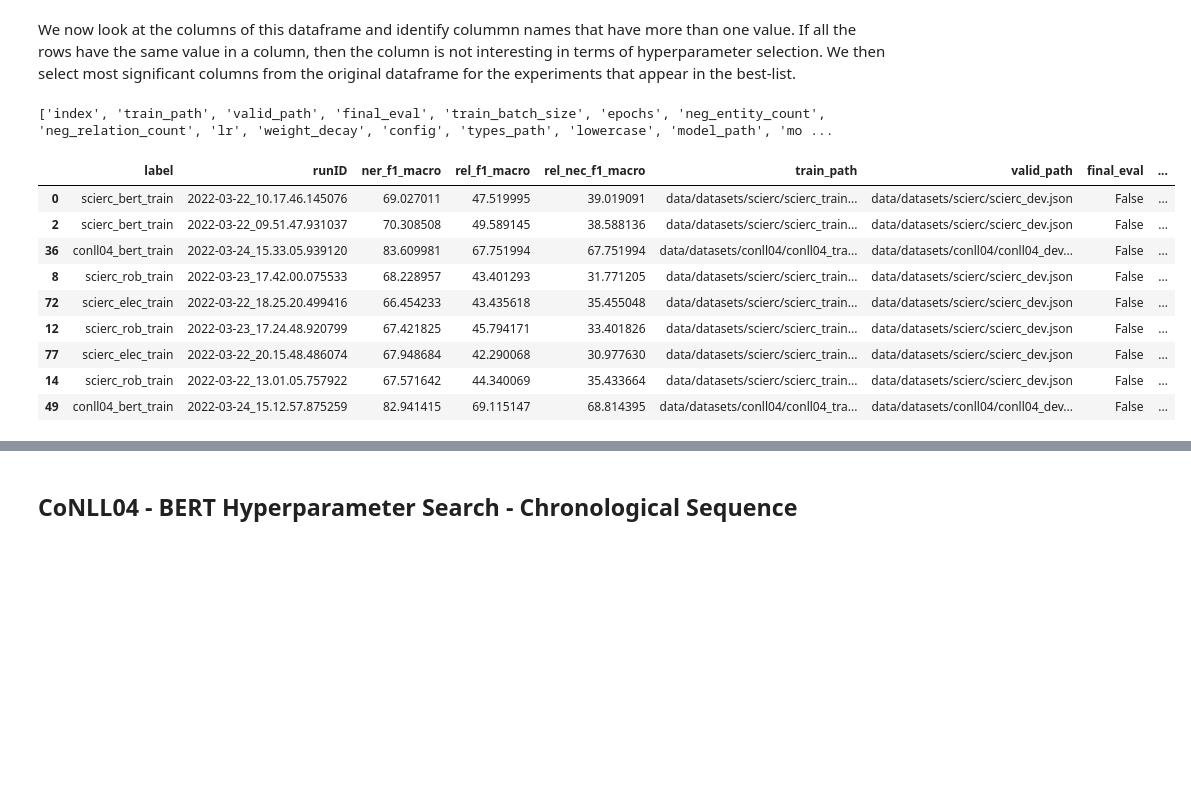
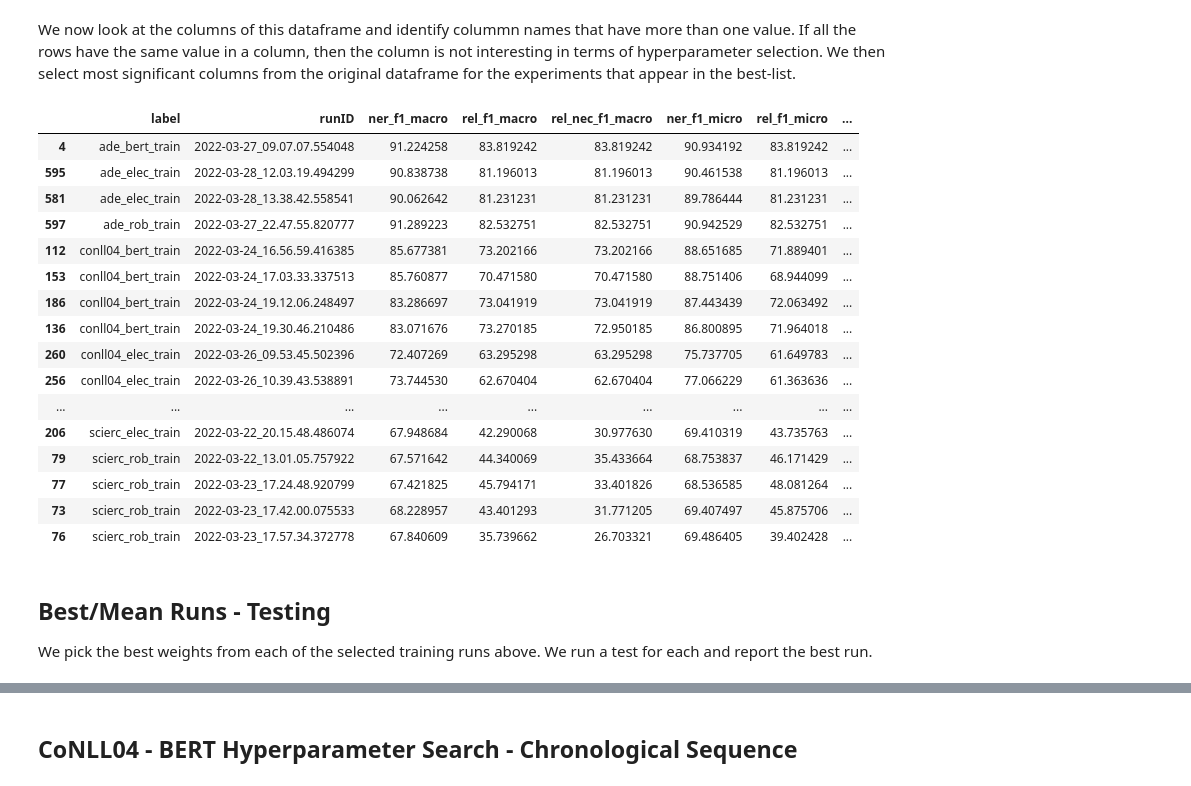
Before and after one commit to kamfonas/Poking_At_SpERT, a Jupyter notebook: notebooks/hyperparm_selection.ipynb, the cells around one changed output, grey strips where cells are left out. Cells and saved outputs as stored; diff of their text form; code cells hidden in the pictures; blank space fills up the shorter version.

Commit message:
config updates

```diff
--- a/notebooks/hyperparm_selection.ipynb
+++ b/notebooks/hyperparm_selection.ipynb
@@ -90,9 +67,12 @@ for run in runDF.itertuples():
 
     evPath = run.logPath.joinpath('eval_valid.csv')
     if evPath.exists():
-        D.update(pd.read_csv(evPath,sep=';').iloc[-1].to_dict())
-        argList.append(D)
+        try:
+            D.update(pd.read_csv(evPath,sep=';').iloc[-1].to_dict())
+            argList.append(D)
+        except:
+            print('exception ==>',evPath)
 #data/log/scierc_rob_train/2022-03-22_16.49.15.916860/eval_valid.csv
 argDF = pd.DataFrame.from_dict(argList).drop(columns=['store_predictions',	'store_examples','tokenizer_path']).reset_index()
-argDF[['label','runID','ner_f1_macro','rel_f1_macro','rel_nec_f1_macro','train_batch_size', 'epochs', 'neg_entity_count', 'neg_relation_count', 'lr', 'weight_decay',  'lowercase', 'model_path', 'rel_filter_threshold', 'prop_drop']]
+argDF[['label','runID','ner_f1_macro','rel_f1_macro','rel_nec_f1_macro','ner_f1_micro','rel_f1_micro',	'rel_nec_f1_micro','train_batch_size', 'epochs', 'neg_entity_count', 'neg_relation_count', 'lr', 'weight_decay',  'lowercase', 'model_path', 'rel_filter_threshold', 'prop_drop']]
 # %% [output]
@@ -111,0 +124,5 @@ argDF[['label','runID','ner_f1_macro','rel_f1_macro','rel_nec_f1_macro','train_b
+# %%
+bestN = best_runs(argDF,criteria=['ner_f1_macro','rel_f1_macro',	'rel_nec_f1_macro', 'ner_f1_micro','rel_f1_micro',	'rel_nec_f1_micro'],topN=5)
+df = bestN.reset_index()[['runID','label']]
+#lookup = [runID : label for runID, label in df.iterrows()}
+bestN
@@ -120,7 +156,7 @@ def best_run(df=None,groupingLabel = 'label',
     for metric in maxMetrics:
         idx=df.groupby(by='label')[metric].idxmax()
         df1 = df.loc[idx,['label','runID']+maxMetrics]
-        df1['maximize'] = metric
+        df1['criterion'] = metric
         res = pd.concat([res,df1],axis=0)
     return res
 # %% [markdown]
@@ -127,5 +164,5 @@ def best_run(df=None,groupingLabel = 'label',
 The best runs are identified below. The label is the one assigned to each run that tracks dataset and model type. The metrics shown are those based on which we make the choice of best run. The column "maximize" indicates which of the list of metrics was used to select the row.
 # %%
-best = best_run(argDF)
+best = best_run(argDF,maxMetrics=['ner_f1_macro','rel_f1_macro',	'rel_nec_f1_macro', 'ner_f1_micro','rel_f1_micro',	'rel_nec_f1_micro'])
 best
 # %% [output]
@@ -147,17 +188,29 @@ We now look at the columns of this dataframe and identify colummn names that hav
 # %%
 varCols = [col for col in argDF.columns if len(set(argDF[col])) > 1 ]
 lmt = varCols.index('label') # we discard anything on the right of column label (addidional metrics)
-print(varCols)
-argDF.iloc[list(set(best.index))][['label','runID','ner_f1_macro','rel_f1_macro','rel_nec_f1_macro']+varCols[:lmt]].drop(columns=['config','model_type','index'])
+#print(varCols)
+df = argDF.iloc[list(set(best.index))][['label','runID','ner_f1_macro','rel_f1_macro','rel_nec_f1_macro', 'ner_f1_micro','rel_f1_micro',	'rel_nec_f1_micro']+varCols[:lmt]]\
+    .drop(columns=['config','model_type','index','neg_entity_count',	'neg_relation_count','types_path','final_eval','train_path','valid_path'])
+df.sort_values(['label','runID'])
 # %% [output]
-['index', 'train_path', 'valid_path', 'final_eval', 'train_batch_size', 'epochs', 'neg_entity_count', 'neg_relation_count', 'lr', 'weight_decay', 'config', 'types_path', 'lowercase', 'model_path', 'mo ...
-|  | label | runID | ner_f1_macro | rel_f1_macro | rel_nec_f1_macro | train_path | valid_path | final_eval | ... |
-| 0 | scierc_bert_train | 2022-03-22_10.17.46.145076 | 69.027011 | 47.519995 | 39.019091 | data/datasets/scierc/scierc_train... | data/datasets/scierc/scierc_dev.json | False | ... |
-| 2 | scierc_bert_train | 2022-03-22_09.51.47.931037 | 70.308508 | 49.589145 | 38.588136 | data/datasets/scierc/scierc_train... | data/datasets/scierc/scierc_dev.json | False | ... |
-| 36 | conll04_bert_train | 2022-03-24_15.33.05.939120 | 83.609981 | 67.751994 | 67.751994 | data/datasets/conll04/conll04_tra... | data/datasets/conll04/conll04_dev... | False | ... |
-| 8 | scierc_rob_train | 2022-03-23_17.42.00.075533 | 68.228957 | 43.401293 | 31.771205 | data/datasets/scierc/scierc_train... | data/datasets/scierc/scierc_dev.json | False | ... |
-| 72 | scierc_elec_train | 2022-03-22_18.25.20.499416 | 66.454233 | 43.435618 | 35.455048 | data/datasets/scierc/scierc_train... | data/datasets/scierc/scierc_dev.json | False | ... |
-| 12 | scierc_rob_train | 2022-03-23_17.24.48.920799 | 67.421825 | 45.794171 | 33.401826 | data/datasets/scierc/scierc_train... | data/datasets/scierc/scierc_dev.json | False | ... |
-| 77 | scierc_elec_train | 2022-03-22_20.15.48.486074 | 67.948684 | 42.290068 | 30.977630 | data/datasets/scierc/scierc_train... | data/datasets/scierc/scierc_dev.json | False | ... |
-| 14 | scierc_rob_train | 2022-03-22_13.01.05.757922 | 67.571642 | 44.340069 | 35.433664 | data/datasets/scierc/scierc_train... | data/datasets/scierc/scierc_dev.json | False | ... |
-| 49 | conll04_bert_train | 2022-03-24_15.12.57.875259 | 82.941415 | 69.115147 | 68.814395 | data/datasets/conll04/conll04_tra... | data/datasets/conll04/conll04_dev... | False | ... |
+|  | label | runID | ner_f1_macro | rel_f1_macro | rel_nec_f1_macro | ner_f1_micro | rel_f1_micro | ... |
+| 4 | ade_bert_train | 2022-03-27_09.07.07.554048 | 91.224258 | 83.819242 | 83.819242 | 90.934192 | 83.819242 | ... |
+| 595 | ade_elec_train | 2022-03-28_12.03.19.494299 | 90.838738 | 81.196013 | 81.196013 | 90.461538 | 81.196013 | ... |
+| 581 | ade_elec_train | 2022-03-28_13.38.42.558541 | 90.062642 | 81.231231 | 81.231231 | 89.786444 | 81.231231 | ... |
+| 597 | ade_rob_train | 2022-03-27_22.47.55.820777 | 91.289223 | 82.532751 | 82.532751 | 90.942529 | 82.532751 | ... |
+| 112 | conll04_bert_train | 2022-03-24_16.56.59.416385 | 85.677381 | 73.202166 | 73.202166 | 88.651685 | 71.889401 | ... |
+| 153 | conll04_bert_train | 2022-03-24_17.03.33.337513 | 85.760877 | 70.471580 | 70.471580 | 88.751406 | 68.944099 | ... |
+| 186 | conll04_bert_train | 2022-03-24_19.12.06.248497 | 83.286697 | 73.041919 | 73.041919 | 87.443439 | 72.063492 | ... |
+| 136 | conll04_bert_train | 2022-03-24_19.30.46.210486 | 83.071676 | 73.270185 | 72.950185 | 86.800895 | 71.964018 | ... |
+| 260 | conll04_elec_train | 2022-03-26_09.53.45.502396 | 72.407269 | 63.295298 | 63.295298 | 75.737705 | 61.649783 | ... |
+| 256 | conll04_elec_train | 2022-03-26_10.39.43.538891 | 73.744530 | 62.670404 | 62.670404 | 77.066229 | 61.363636 | ... |
+| ... | ... | ... | ... | ... | ... | ... | ... | ... |
+| 206 | scierc_elec_train | 2022-03-22_20.15.48.486074 | 67.948684 | 42.290068 | 30.977630 | 69.410319 | 43.735763 | ... |
+| 79 | scierc_rob_train | 2022-03-22_13.01.05.757922 | 67.571642 | 44.340069 | 35.433664 | 68.753837 | 46.171429 | ... |
+| 77 | scierc_rob_train | 2022-03-23_17.24.48.920799 | 67.421825 | 45.794171 | 33.401826 | 68.536585 | 48.081264 | ... |
+| 73 | scierc_rob_train | 2022-03-23_17.42.00.075533 | 68.228957 | 43.401293 | 31.771205 | 69.407497 | 45.875706 | ... |
+| 76 | scierc_rob_train | 2022-03-23_17.57.34.372778 | 67.840609 | 35.739662 | 26.703321 | 69.486405 | 39.402428 | ... |
+# %% [markdown]
+## Best/Mean Runs - Testing
+
+We pick the best weights from each of the selected training runs above. We run a test for each and report the best run.
```
Also changed, not shown: parts of 44 cells of this notebook, 23 other files.
